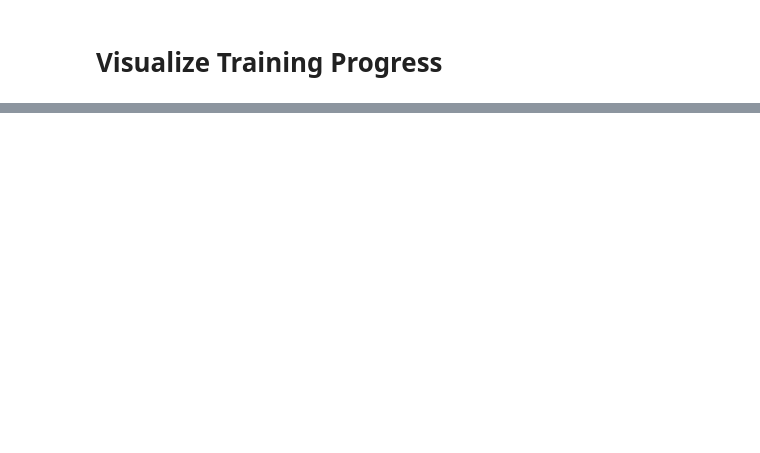
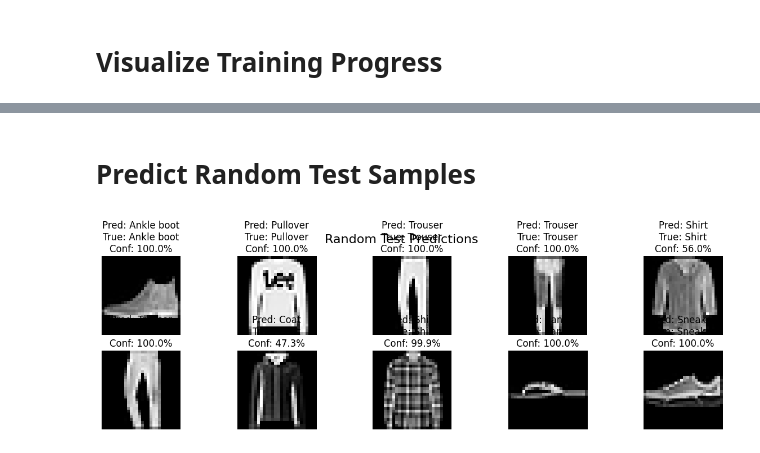
Before and after one commit to sathu0622/DL_Assigment, a Jupyter notebook: Transfer_Learning_(MobileNetV2).ipynb, the cells around one changed output, grey strips where cells are left out. Drawn from its saved outputs; the diff is of its cells as text; code cells hidden in the pictures; blank space fills up the shorter version.

```diff
--- a/Transfer_Learning_(MobileNetV2).ipynb
+++ b/Transfer_Learning_(MobileNetV2).ipynb
@@ -171,0 +205,23 @@ plt.show()
+# %% [markdown]
+# **Predict Random Test Samples**
+# %%
+sample_images = x_test[:10]
+sample_labels = y_test[:10]
+
+plt.figure(figsize=(15,4))
+for i in range(10):
+    img = tf.image.resize(tf.expand_dims(sample_images[i], -1), [IMG_SIZE, IMG_SIZE])
+    img = tf.image.grayscale_to_rgb(img)
+    img = tf.expand_dims(img, 0) / 255.0
+    pred = model3.predict(img, verbose=0)
+    pred_label = np.argmax(pred)
+    confidence = np.max(pred) * 100
+
+    plt.subplot(2,5,i+1)
+    plt.imshow(sample_images[i], cmap='gray')
+    plt.title(f"Pred: {class_names[pred_label]}\nTrue: {class_names[sample_labels[i]]}\nConf: {confidence:.1f}%")
+    plt.axis('off')
+plt.suptitle("Random Test Predictions", fontsize=16)
+plt.show()
+# %% [output]
+[figure, added]
```
Also changed, not shown: parts of 14 cells of this notebook.
